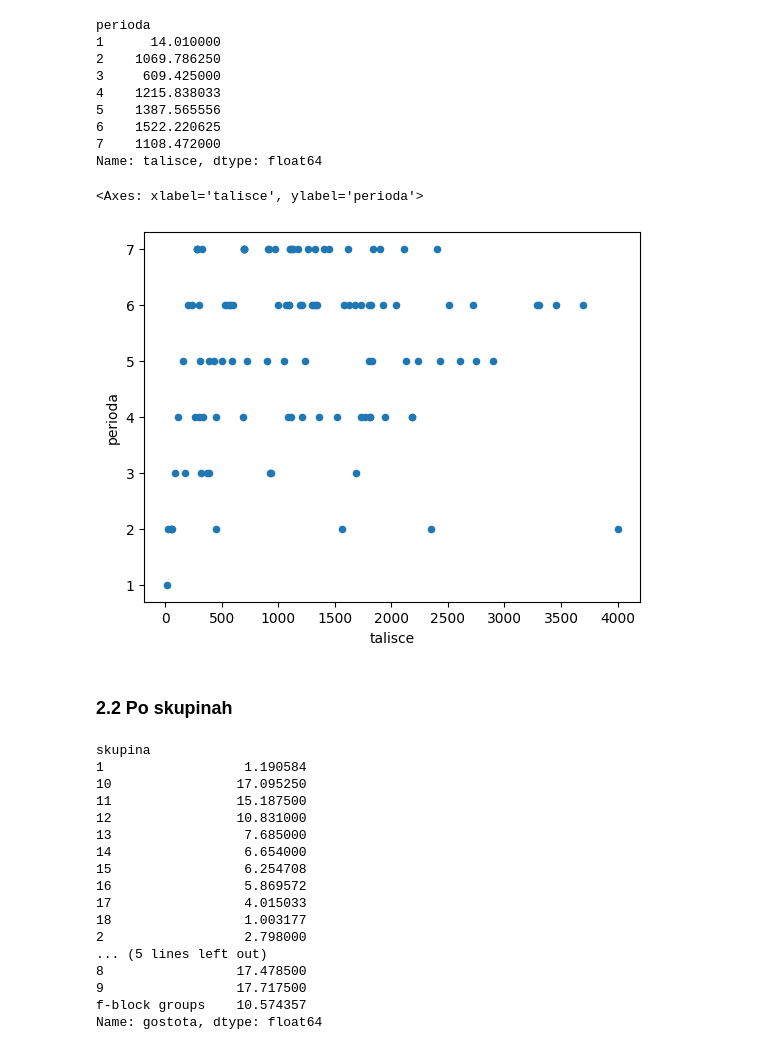
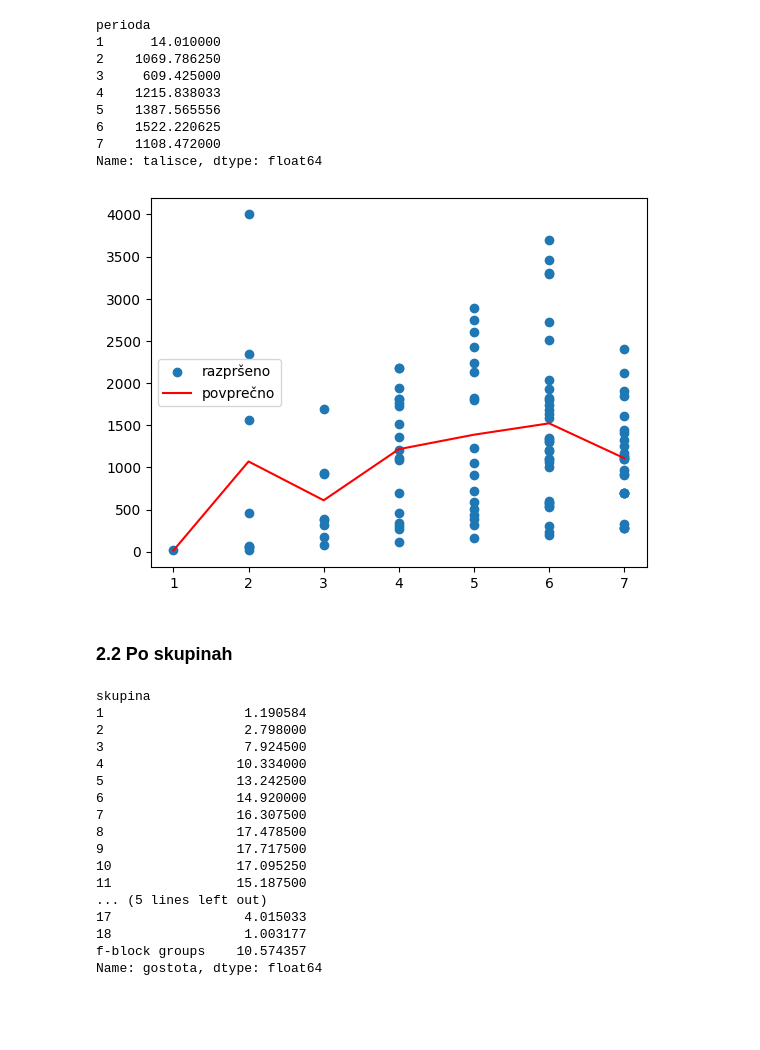
Before and after one commit to Filip-Vavtar/ProjektnaNaloga, a Jupyter notebook: analiza_podatkov.ipynb, the cells around one changed output. Saved outputs shown, nothing was run; the diff lists cells and outputs as text; code cells hidden in the pictures; blank space fills up the shorter version.

```diff
--- a/analiza_podatkov.ipynb
+++ b/analiza_podatkov.ipynb
@@ -85,10 +86,12 @@ perioda
 6    1522.220625
 7    1108.472000
 Name: talisce, dtype: float64
-# %%
-data.plot.scatter('talisce', 'perioda')
-# %% [output]
-<Axes: xlabel='talisce', ylabel='perioda'>
-[figure, removed]
+# %%
+plt.scatter(data['perioda'],data['talisce'], label = 'razpršeno')
+plt.plot(data_period['talisce'].mean(), color = 'red', label = 'povprečno')
+plt.legend()
+plt.show()
+# %% [output]
+[figure, added]
 # %% [markdown]
 ### 2.2 Po skupinah
@@ -95,21 +101,21 @@ data.plot.scatter('talisce', 'perioda')
 # %%
-data_skupina = data.groupby('skupina')
+data_skupina = data.groupby('skupina', sort = False)
 data_skupina.gostota.mean()
 # %% [output]
 skupina
 1                  1.190584
+2                  2.798000
+3                  7.924500
+4                 10.334000
+5                 13.242500
+6                 14.920000
+7                 16.307500
+8                 17.478500
+9                 17.717500
 10                17.095250
 11                15.187500
-12                10.831000
-13                 7.685000
-14                 6.654000
-15                 6.254708
-16                 5.869572
+... (5 lines left out)
 17                 4.015033
 18                 1.003177
-2                  2.798000
-... (5 lines left out)
-8                 17.478500
-9                 17.717500
 f-block groups    10.574357
 Name: gostota, dtype: float64
```
Also changed, not shown: parts of 9 cells of this notebook.
